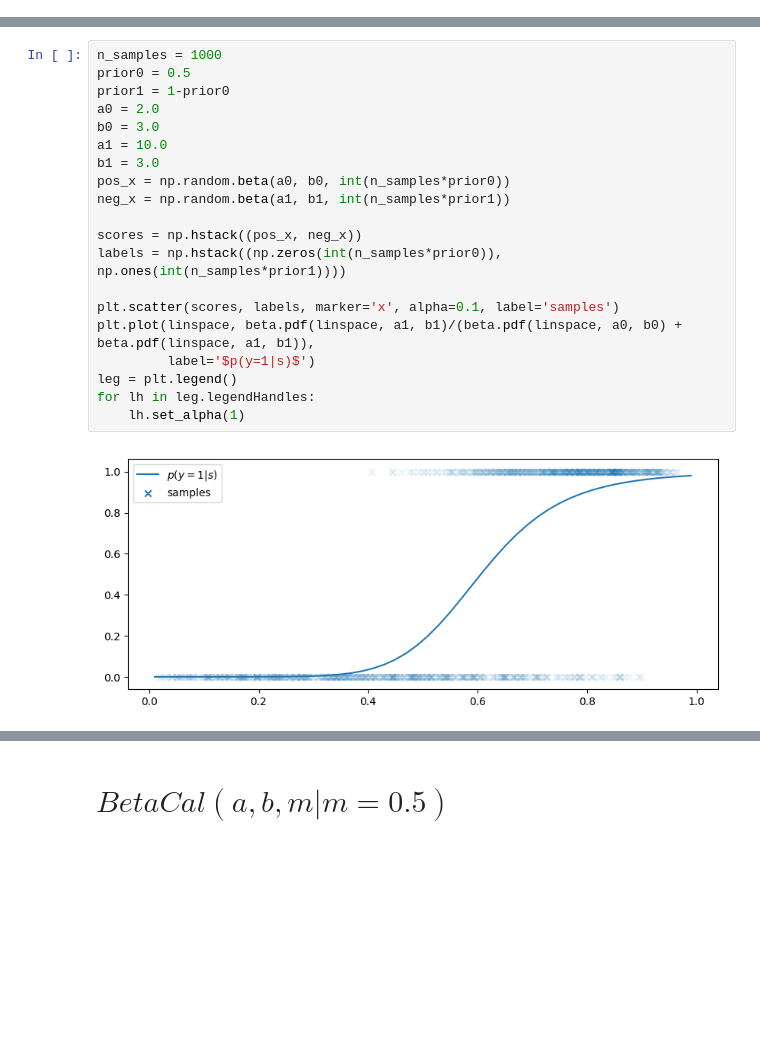
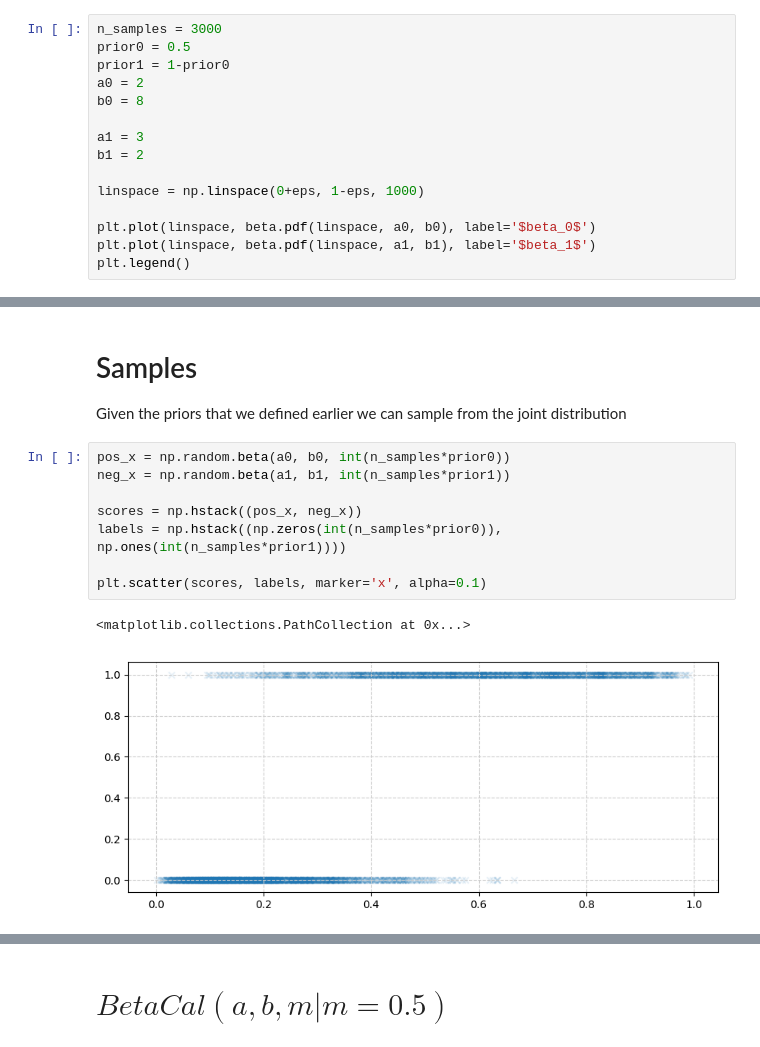
Before and after one commit to betacal/python, a Jupyter notebook: tutorial/beta_first_principles.ipynb, the cells around one changed output, grey strips where cells are left out. Cells and saved outputs as stored; diff of their text form; blank space fills up the shorter version.

```diff
--- a/tutorial/beta_first_principles.ipynb
+++ b/tutorial/beta_first_principles.ipynb
@@ -18,0 +55,15 @@ linspace = np.linspace(0.01, 0.99, 50)
+# %%
+n_samples = 3000
+prior0 = 0.5
+prior1 = 1-prior0
+a0 = 2
+b0 = 8
+
+a1 = 3
+b1 = 2
+
+linspace = np.linspace(0+eps, 1-eps, 1000)
+
+plt.plot(linspace, beta.pdf(linspace, a0, b0), label='$beta_0$')
+plt.plot(linspace, beta.pdf(linspace, a1, b1), label='$beta_1$')
+plt.legend()
@@ -19,22 +73,15 @@ linspace = np.linspace(0.01, 0.99, 50)
+# %% [markdown]
+# Samples
+
+Given the priors that we defined earlier we can sample from the joint distribution
 # %%
-n_samples = 1000
-prior0 = 0.5
-prior1 = 1-prior0
-a0 = 2.0
-b0 = 3.0
-a1 = 10.0
-b1 = 3.0
 pos_x = np.random.beta(a0, b0, int(n_samples*prior0))
 neg_x = np.random.beta(a1, b1, int(n_samples*prior1))
 
 scores = np.hstack((pos_x, neg_x))
 labels = np.hstack((np.zeros(int(n_samples*prior0)), np.ones(int(n_samples*prior1))))
 
-plt.scatter(scores, labels, marker='x', alpha=0.1, label='samples')
-plt.plot(linspace, beta.pdf(linspace, a1, b1)/(beta.pdf(linspace, a0, b0) + beta.pdf(linspace, a1, b1)),
-         label='$p(y=1|s)$')
-leg = plt.legend()
-for lh in leg.legendHandles:
-    lh.set_alpha(1)
+plt.scatter(scores, labels, marker='x', alpha=0.1)
 # %% [output]
+<matplotlib.collections.PathCollection at 0x...>
-[figure, old version]
+[figure, new version]
```
Also changed, not shown: parts of 29 cells of this notebook.
